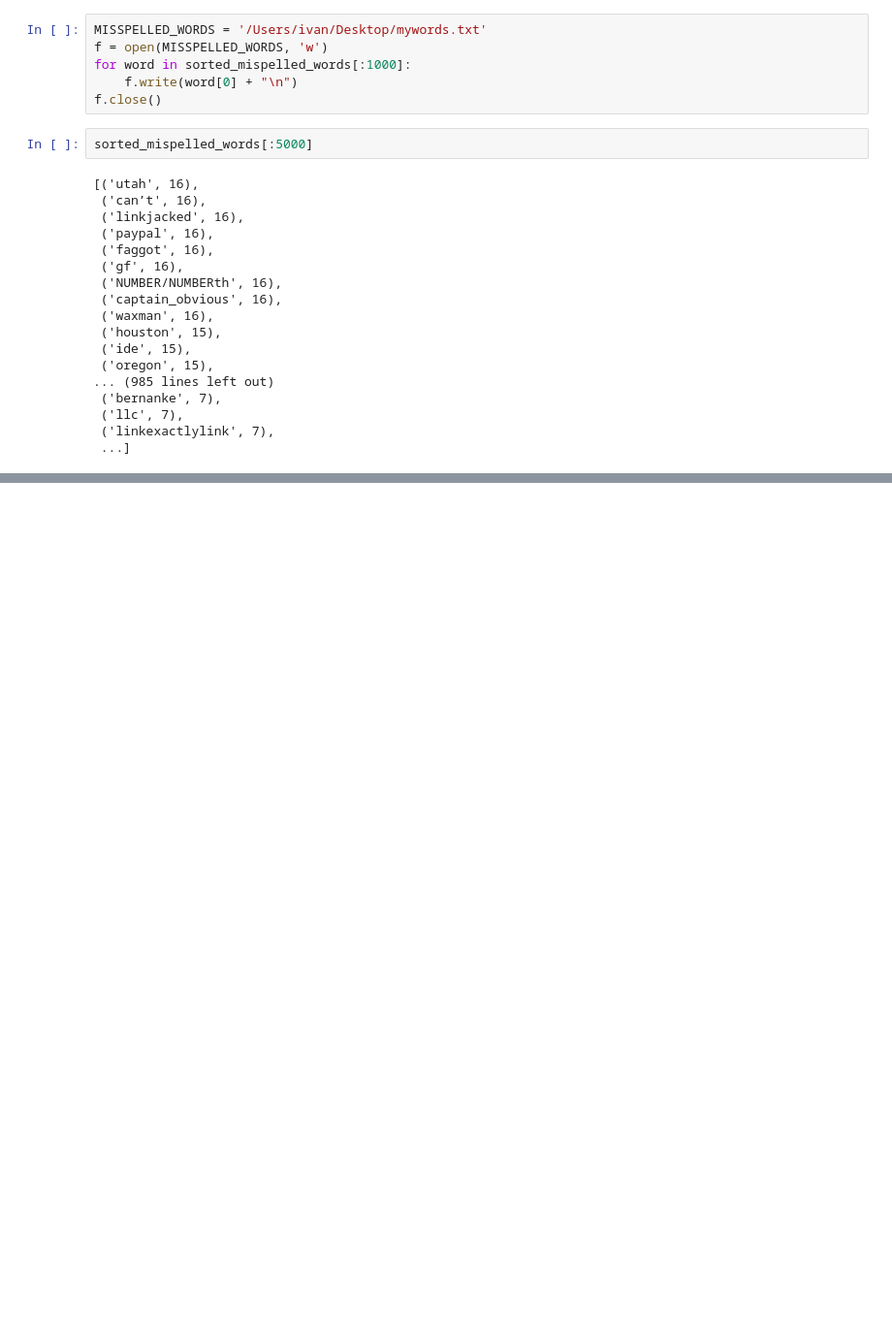
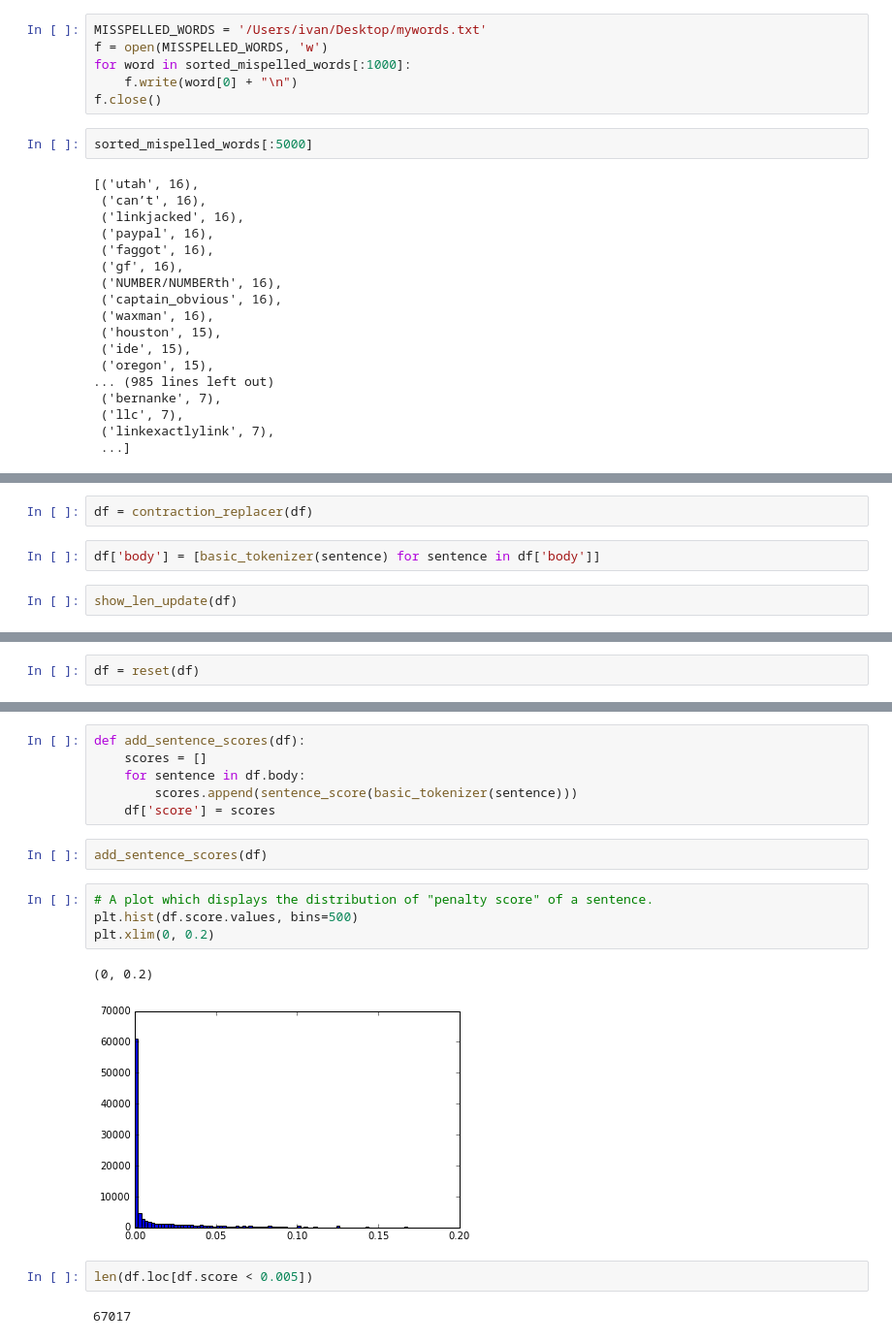
Before and after one commit to mckinziebrandon/DeepChatModels, a Jupyter notebook: notebooks/English Dataset Preprocessing.ipynb, the cells around one changed output, grey strips where cells are left out. Shown at 97% size. Drawn from its saved outputs; the diff is of its cells as text; blank space fills up the shorter version.

Commit message:
Implemented simple metric to measure validity of sentence

```diff
--- a/notebooks/English Dataset Preprocessing.ipynb
+++ b/notebooks/English Dataset Preprocessing.ipynb
@@ -368,0 +501,6 @@ tool = language_check.LanguageTool('en_US')
+# %%
+df = contraction_replacer(df)
+# %%
+df['body'] = [basic_tokenizer(sentence) for sentence in df['body']]
+# %%
+show_len_update(df)
@@ -368,0 +579,2 @@ tool = language_check.LanguageTool('en_US')
+# %%
+df = reset(df)
@@ -368,0 +617,19 @@ tool = language_check.LanguageTool('en_US')
+# %%
+def add_sentence_scores(df):
+    scores = []
+    for sentence in df.body:
+        scores.append(sentence_score(basic_tokenizer(sentence)))
+    df['score'] = scores
+# %%
+add_sentence_scores(df)
+# %%
+# A plot which displays the distribution of "penalty score" of a sentence.
+plt.hist(df.score.values, bins=500)
+plt.xlim(0, 0.2)
+# %% [output]
+(0, 0.2)
+[figure, added]
+# %%
+len(df.loc[df.score < 0.005])
+# %% [output]
+67017
```
Also changed, not shown: parts of 24 cells of this notebook.
